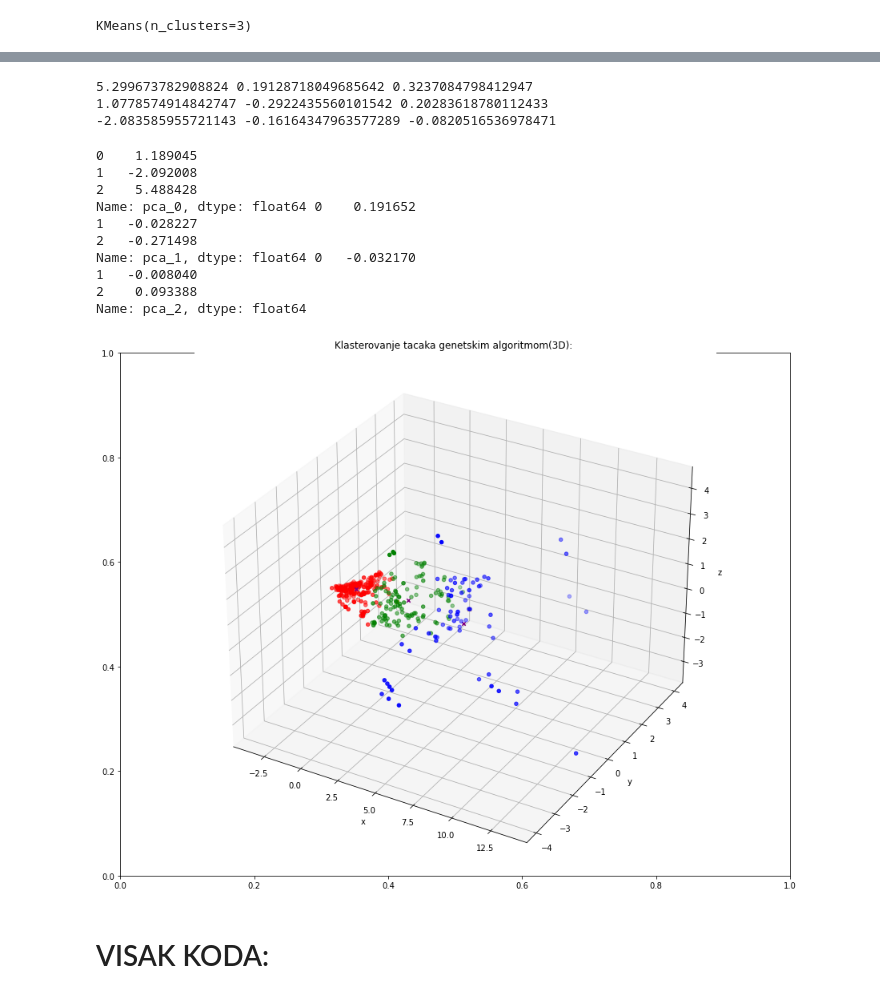
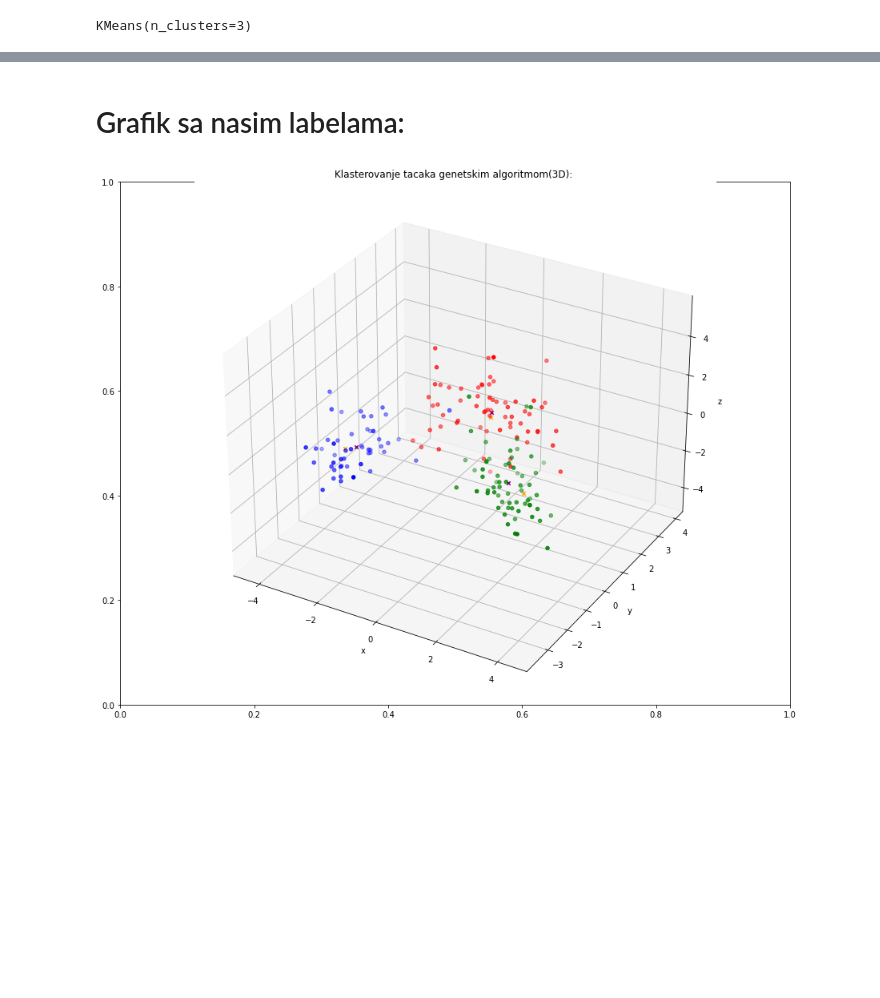
Before and after one commit to erminskrijelj/RI_projekat, a Jupyter notebook: riprojekat.ipynb, the cells around one changed output, grey strips where cells are left out. Drawn from its saved outputs; the diff is of its cells as text; code cells hidden in the pictures; blank space fills up the shorter version.

```diff
--- a/riprojekat.ipynb
+++ b/riprojekat.ipynb
@@ -628,3 +561,0 @@ points_pca
-# %%
-for i in range(num_clusters):
-    points_pca.append(cluster_centers[i])
@@ -695,3 +629,6 @@ len(labels)
 # %%
+# cluster_centers=scaler.transform(cluster_centers)
+cluster_centers=pca.transform(cluster_centers.tolist())
 cluster_centers
+#cluster_centers
 # %% [output]
@@ -708,6 +642,3 @@ l1=[c[i][-1] for i in range(len(c))]
 # %%
-#NE IZVRSAVATI VISE PUTA
-if(len(labels) == len(points)):
-    labels=labels+l1
-len(labels)
+np.array(labels)
 # %% [output]
@@ -725,7 +676,7 @@ model.fit(X_pca)
 # %% [output]
 KMeans(n_clusters=3)
 # %%
-colors=['red','green','blue','pink']
+colors=['red','green','blue','yellow','black','cyan']
 l=len(model.labels_)
 l
 # %% [output]
@@ -810,24 +759,0 @@ print()
-# %%
-for i in range(l-1,(l-num_clusters-1),-1):
-    print((X_pca.iloc[i,0]),(X_pca.iloc[i,1]),(X_pca.iloc[i,2]))
-
-# centroids = pd.DataFrame(model.cluster_centers_, columns=['pca_0','pca_1','pca_2'])
-# ax.scatter(centroids['pca_0'], centroids['pca_1'],centroids['pca_2'], c='purple',marker='x',depthshade=False)
-# %% [output]
-5.299673782908824 0.19128718049685642 0.3237084798412947
-1.0778574914842747 -0.2922435560101542 0.20283618780112433
--2.083585955721143 -0.16164347963577289 -0.0820516536978471
-# %%
-centroids = pd.DataFrame(model.cluster_centers_, columns=['pca_0','pca_1','pca_2'])
-print(centroids['pca_0'], centroids['pca_1'],centroids['pca_2'])
-# %% [output]
-0    1.189045
-1   -2.092008
-2    5.488428
-Name: pca_0, dtype: float64 0    0.191652
-1   -0.028227
-2   -0.271498
-Name: pca_1, dtype: float64 0   -0.032170
-1   -0.008040
-2    0.093388
-Name: pca_2, dtype: float64
@@ -836,28 +760,28 @@ Name: pca_2, dtype: float64
+# %% [markdown]
+# Grafik sa nasim labelama:
 # %%
 X_pca['label'] = labels
 # %%
 fig,ax=plt.subplots(figsize=(15,12))
 ax=fig.add_subplot(111,projection='3d')
 ax.set_title("Klasterovanje tacaka genetskim algoritmom(3D): ")
 ax.set_xlabel("x")
 ax.set_ylabel("y")
 ax.set_zlabel("z")
 
 #ax = fig.add_subplot(1, 3, 1, projection='3d')
 for label in range(num_clusters):
     cluster = X_pca[X_pca['label'] == label]
     ax.scatter(cluster['pca_0'],cluster['pca_1'],cluster['pca_2'],c=colors[label])
 
 #ax = fig.add_subplot(1, 3, 2, projection='3d')
-for i in range(l-1,(l-num_clusters-1),-1):
-    ax.scatter( (X_pca.iloc[i,0]),(X_pca.iloc[i,1]),(X_pca.iloc[i,2]),c='orange',marker='x',depthshade=False)
+centers = pd.DataFrame(cluster_centers, columns=['pca_0','pca_1','pca_2'])
+ax.scatter(centers['pca_0'], centers['pca_1'],centers['pca_2'], c='orange',marker='x',depthshade=False)
 
 #ax = fig.add_subplot(1, 3, 3, projection='3d')
 centroids = pd.DataFrame(model.cluster_centers_, columns=['pca_0','pca_1','pca_2'])
 ax.scatter(centroids['pca_0'], centroids['pca_1'],centroids['pca_2'], c='purple',marker='x',depthshade=False)
 
 plt.show()
 # %% [output]
-[figure, old version]
+[figure, new version]
-# %% [markdown]
-# VISAK KODA:
```
Also changed, not shown: parts of 62 cells of this notebook, 4 other files.
